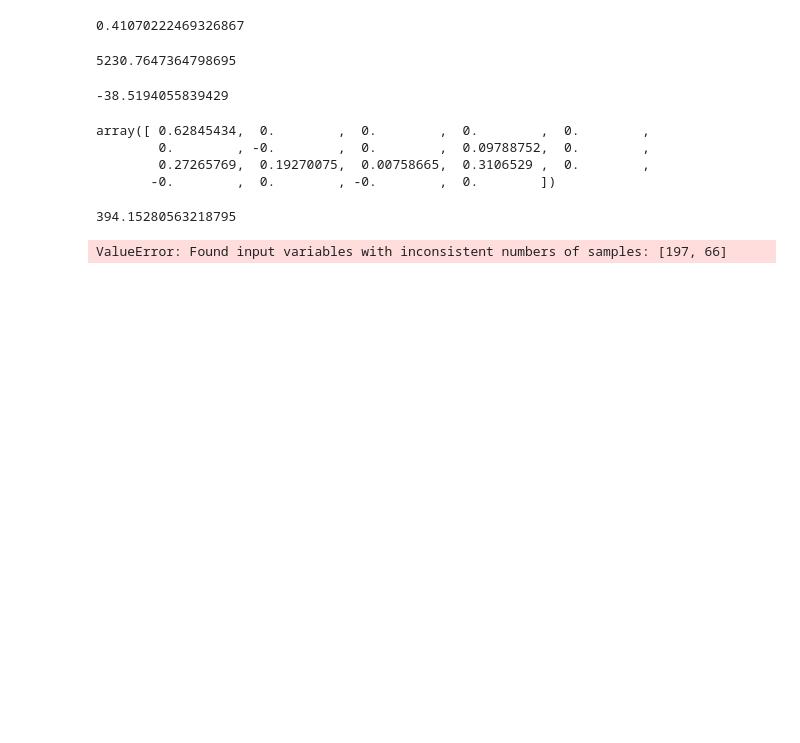
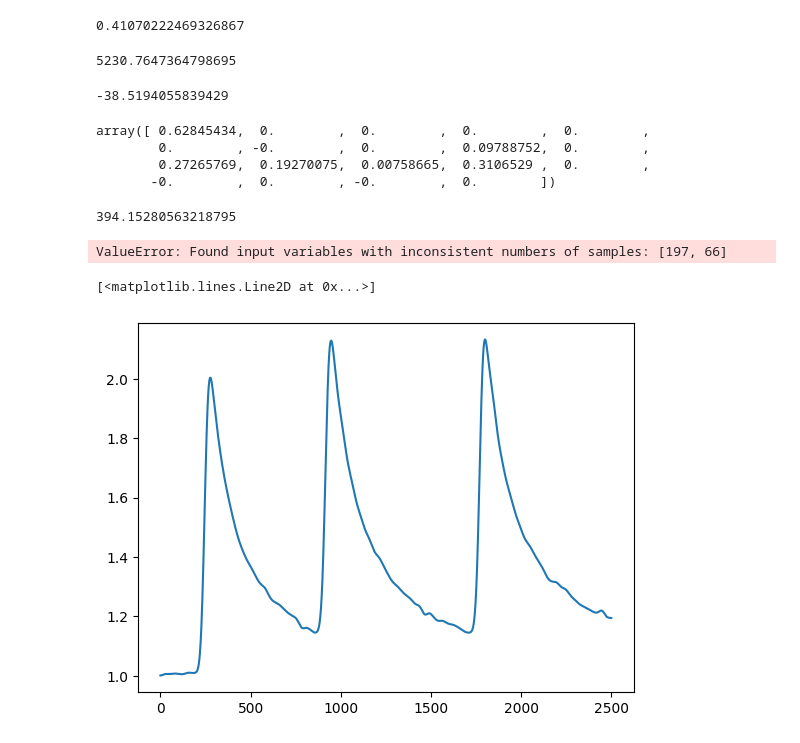
Before and after one commit to nnao45/jaist-my-jupyter, a Jupyter notebook: notebook/elasticnet/test01.ipynb, the cells around one changed output. Saved outputs shown, nothing was run; the diff lists cells and outputs as text; code cells hidden in the pictures; blank space fills up the shorter version.

```diff
--- a/notebook/elasticnet/test01.ipynb
+++ b/notebook/elasticnet/test01.ipynb
@@ -114,0 +117,7 @@ ValueError: Found input variables with inconsistent numbers of samples: [197, 66
+# %%
+eda_signal = nk.eda_simulate(duration=10, sampling_rate=250, scr_number=3, drift=0.01)
+# %%
+plt.plot(eda_signal)
+# %% [output]
+[<matplotlib.lines.Line2D at 0x...>]
+[figure, added]
```
Also changed, not shown: parts of 29 cells of this notebook, 19 other files.
